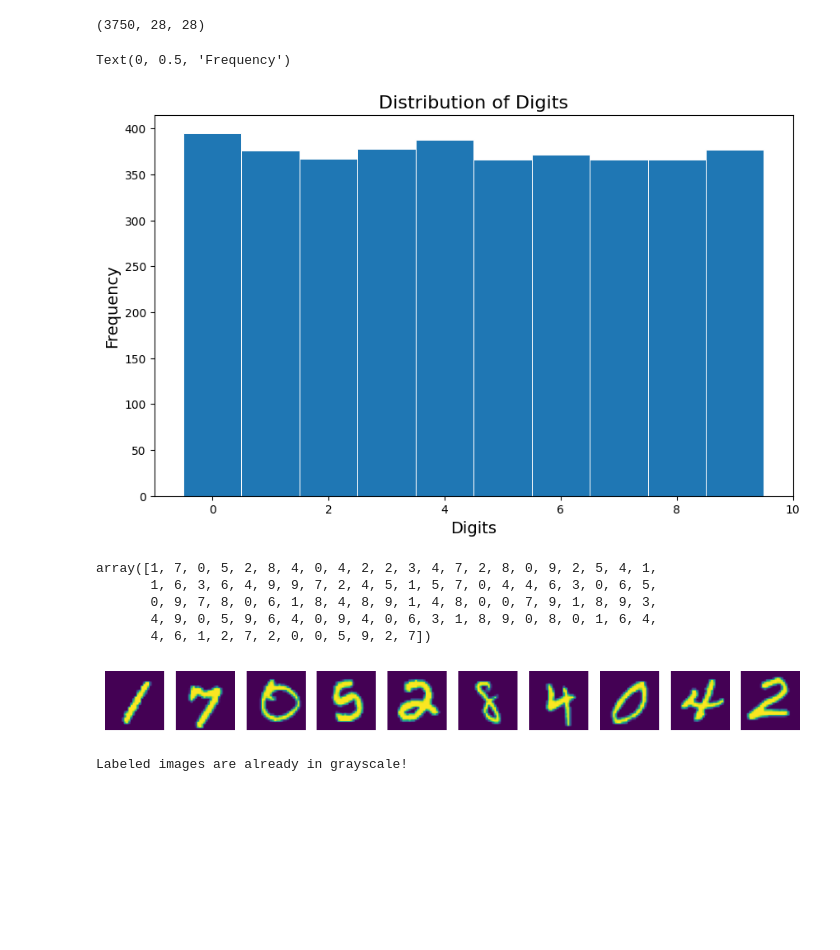
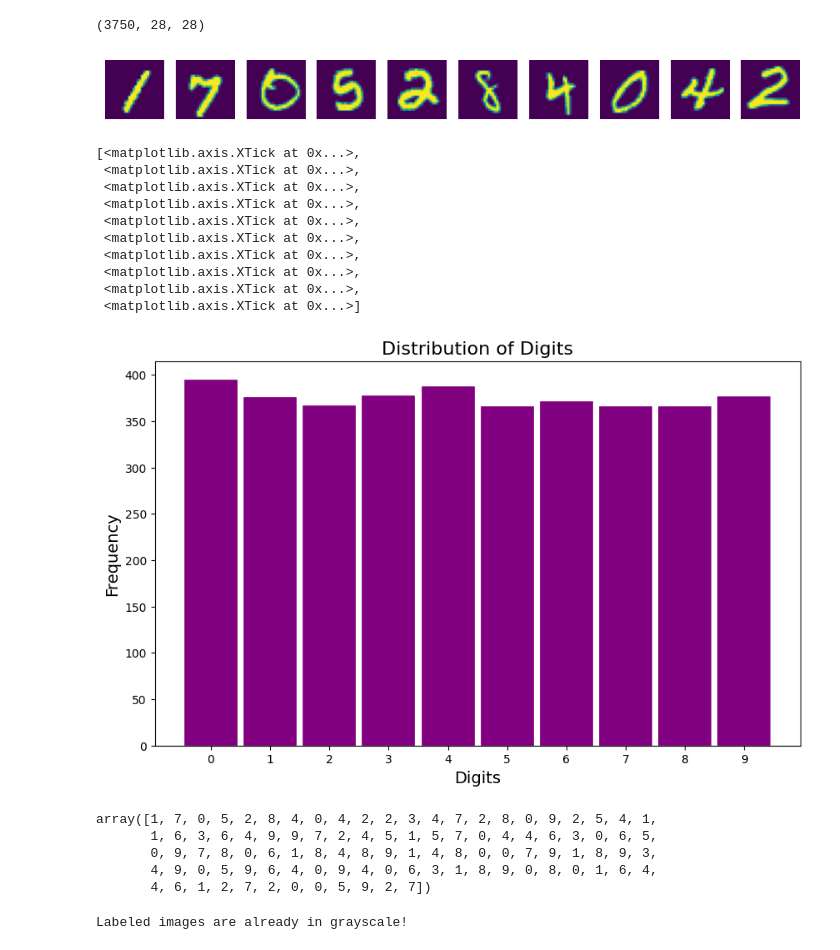
Before and after one commit to selinceydeli/Digit_Classification_Machine_Learning_Project, a Jupyter notebook: Digit_Classification_Code.ipynb, the cells around one changed output. Saved outputs shown, nothing was run; the diff lists cells and outputs as text; code cells hidden in the pictures; blank space fills up the shorter version.

Commit message:
bar chart showing digit distribution is updated

```diff
--- a/Digit_Classification_Code.ipynb
+++ b/Digit_Classification_Code.ipynb
@@ -21,21 +21,43 @@ autograder_images = np.load("data/autograder_images.npy")
 labeled_images.shape
 # %% [output]
 (3750, 28, 28)
+# %%
+num_images = 10
+plt.figure(figsize=(10, 2))
+
+for i in range(num_images):
+    image = labeled_images[i]
+    plt.subplot(1, num_images, i + 1)
+    plt.imshow(image)
+    plt.axis('off')
+plt.show()
+# %% [output]
+[figure, added]
 # %%
 # Understanding the data distribution
 
 digits, counts = np.unique(labeled_digits, return_counts=True)
 fig, ax = plt.subplots(figsize=(10, 6))
 
-ax.bar(digits, counts, width=1, edgecolor="white", linewidth=0.7)
+ax.bar(digits, counts, width=0.9, edgecolor="white", linewidth=0.2, color="purple")
 ax.set_title('Distribution of Digits', fontsize=16)
 ax.set_xlabel('Digits', fontsize=14)
 ax.set_ylabel('Frequency', fontsize=14)
+ax.set_xticks(digits)
 
 # Observation: Equal distribution of classes (in this problem, our classes are digits). We have a balanced dataset.
 # %% [output]
-Text(0, 0.5, 'Frequency')
+[<matplotlib.axis.XTick at 0x...>,
+ <matplotlib.axis.XTick at 0x...>,
+ <matplotlib.axis.XTick at 0x...>,
+ <matplotlib.axis.XTick at 0x...>,
+ <matplotlib.axis.XTick at 0x...>,
+ <matplotlib.axis.XTick at 0x...>,
+ <matplotlib.axis.XTick at 0x...>,
+ <matplotlib.axis.XTick at 0x...>,
+ <matplotlib.axis.XTick at 0x...>,
+ <matplotlib.axis.XTick at 0x...>]
-[figure, old version]
+[figure, new version]
 # %%
 # This is an array containing the digit corresponding to each image:
 labeled_digits[0:100]
@@ -45,18 +67,6 @@ array([1, 7, 0, 5, 2, 8, 4, 0, 4, 2, 2, 3, 4, 7, 2, 8, 0, 9, 2, 5, 4, 1,
        0, 9, 7, 8, 0, 6, 1, 8, 4, 8, 9, 1, 4, 8, 0, 0, 7, 9, 1, 8, 9, 3,
        4, 9, 0, 5, 9, 6, 4, 0, 9, 4, 0, 6, 3, 1, 8, 9, 0, 8, 0, 1, 6, 4,
        4, 6, 1, 2, 7, 2, 0, 0, 5, 9, 2, 7])
-# %%
-num_images = 10
-plt.figure(figsize=(10, 2))
-
-for i in range(num_images):
-    image = labeled_images[i]
-    plt.subplot(1, num_images, i + 1)
-    plt.imshow(image)
-    plt.axis('off')
-plt.show()
-# %% [output]
-[figure, removed]
 # %%
 if len(labeled_images.shape) == 4 and labeled_images.shape[-1] == 3:
     print("Labeled images are in RGB!")
```
